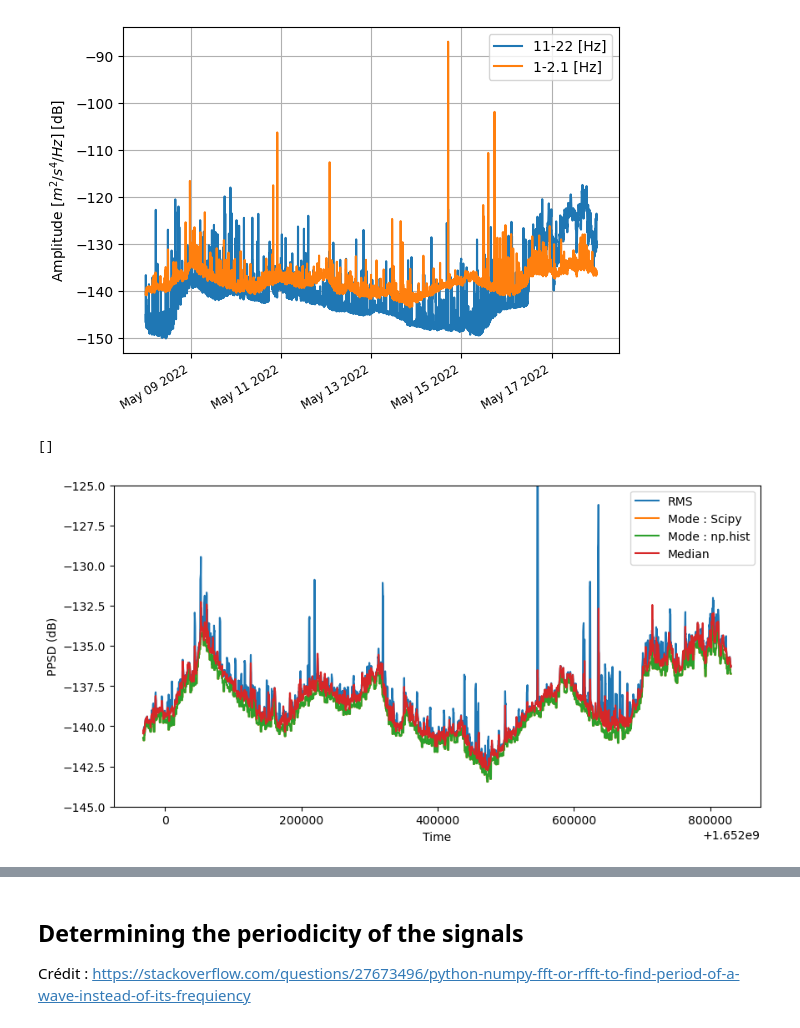
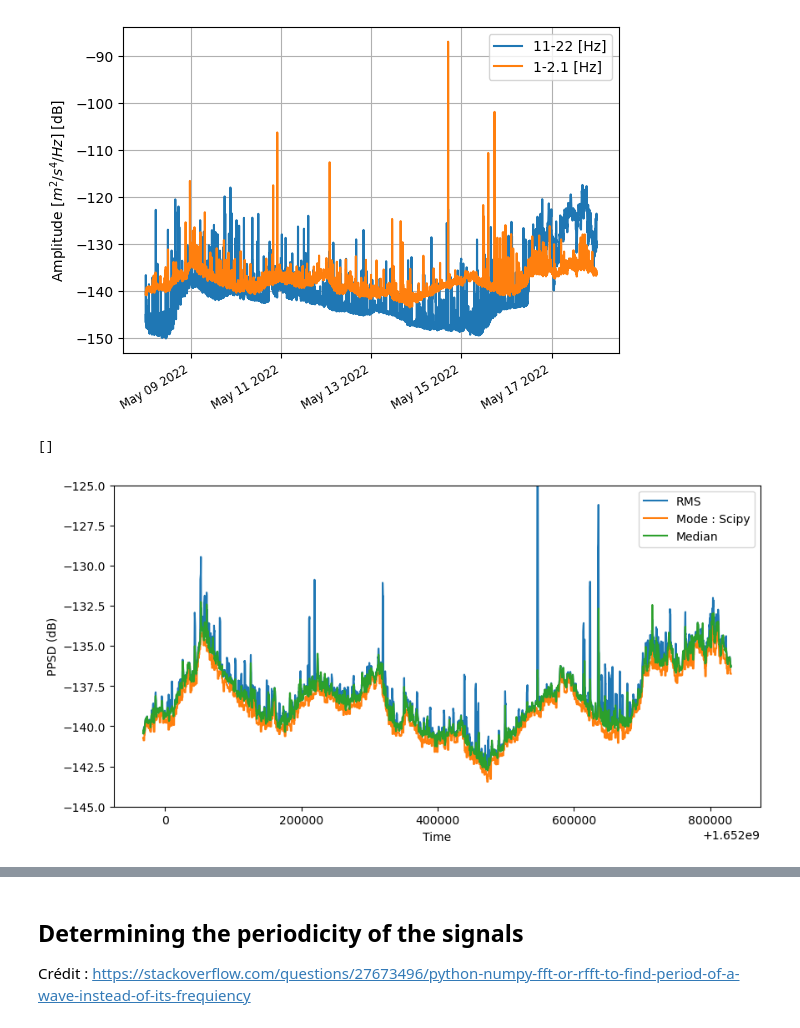
Before and after one commit to jgovoort/sismo-memo, a Jupyter notebook: hydro-glacier.ipynb, the cells around one changed output, grey strips where cells are left out. Drawn from its saved outputs; the diff is of its cells as text; code cells hidden in the pictures.

```diff
--- a/hydro-glacier.ipynb
+++ b/hydro-glacier.ipynb
@@ -247,7 +265,7 @@ def RMS_smoothing(rL, time,nbrpt = None) :
             mode_np = hist.max()
             output[0].append(rms)
             output[1].append(mode)
-            output[2].append(mode)
+            output[2].append(mode_np)
             output[3].append(time[i])
     return np.array(output)
 # %%
@@ -315,19 +333,19 @@ medPwater = medGPS_linear(Pwater, T, nbrpt=8)
 # %%
 plt.figure(figsize = (10,5))
 
 plt.plot(sPwater[3],-sPwater[0],label='RMS')
 plt.plot(sPwater[3], sPwater[1],label='Mode : Scipy')
-plt.plot(sPwater[3], sPwater[2],label='Mode : np.hist')
+#plt.plot(sPwater[3], sPwater[2],label='Mode : np.hist')
 #plt.plot(T,Pwater, label='RAW')
 plt.plot(medPwater[2],medPwater[0],label='Median')
 plt.ylabel('PPSD (dB)')
 plt.xlabel('Time')
 plt.ylim(-145,-125)
 plt.legend()
 plt.plot()
 # %% [output]
 []
-[figure, old version]
+[figure, new version]
 # %%
 Tdate = np.array(sPwater[3], dtype='datetime64[ms]')
 # %%
```
Also changed, not shown: parts of 2 cells of this notebook, 4 other files.
